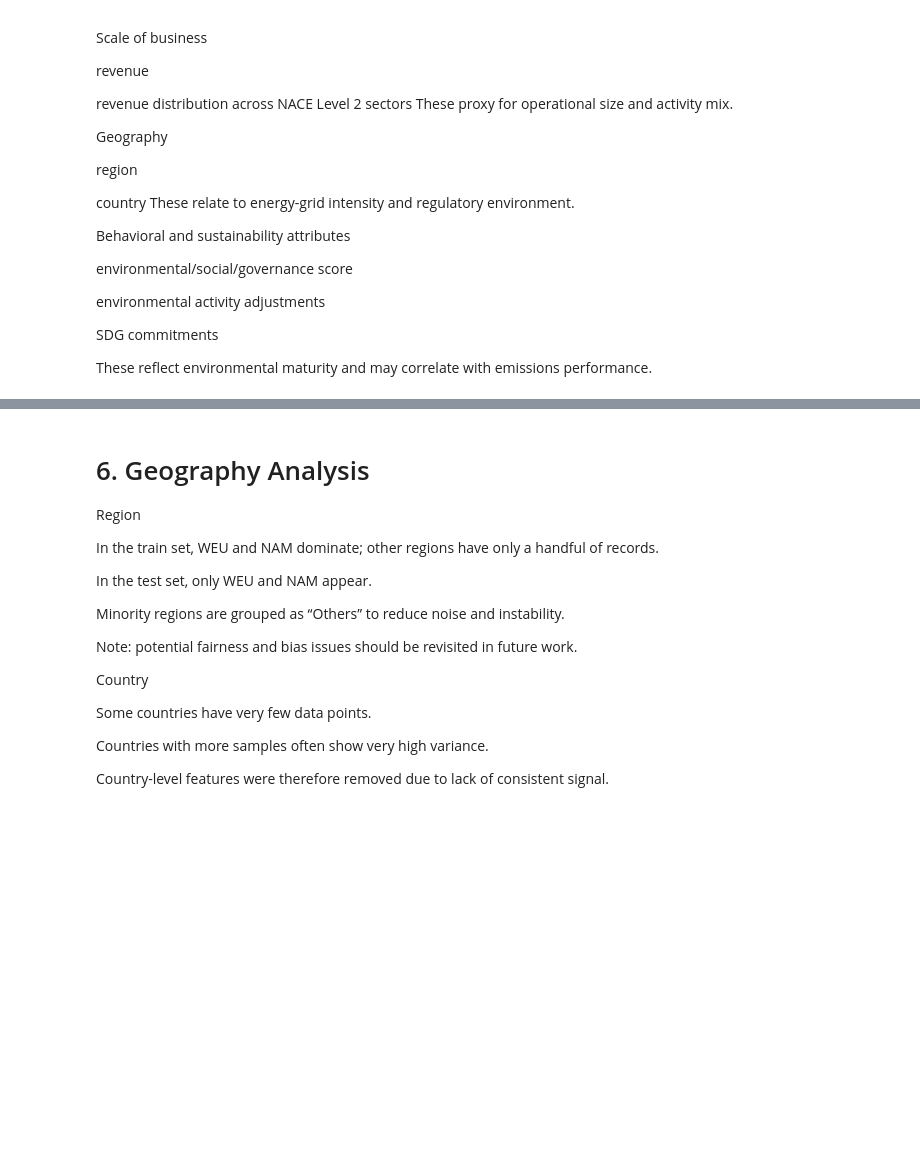
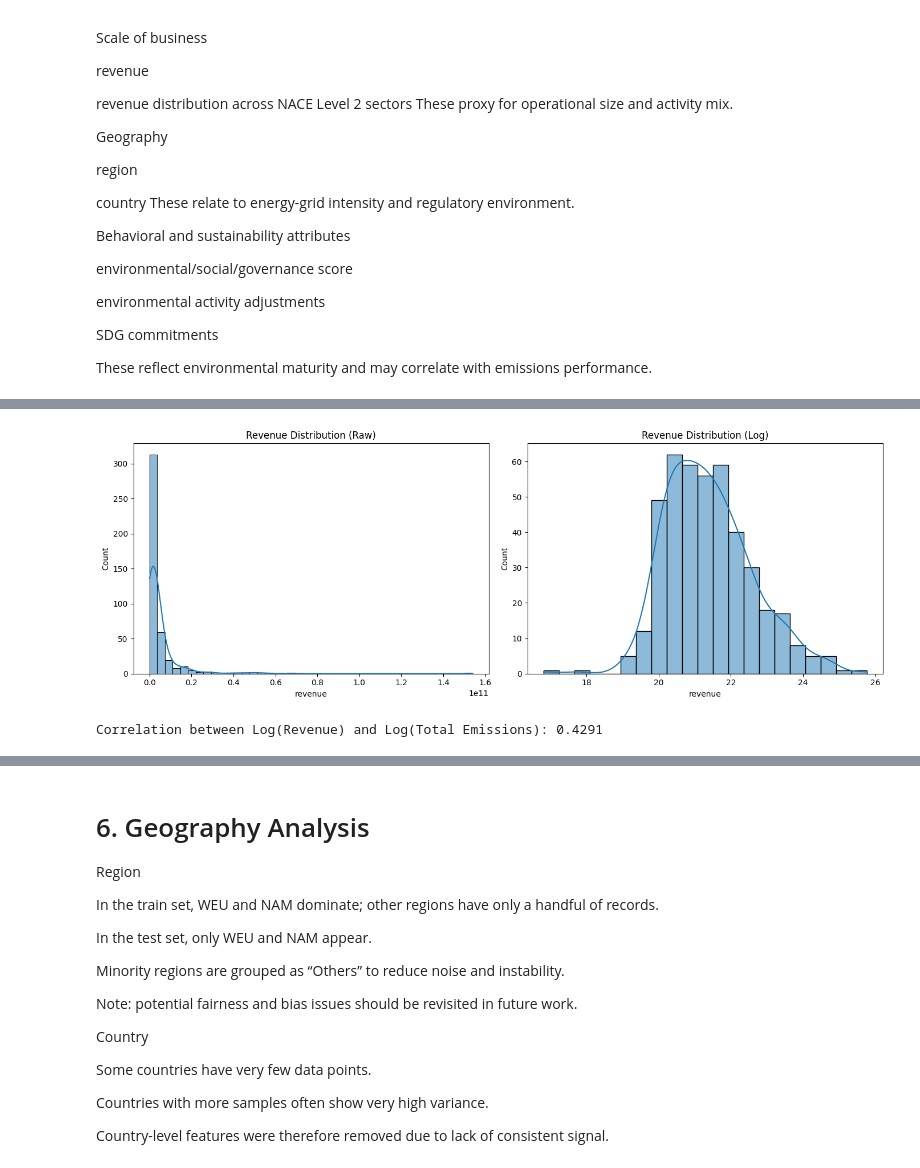
Before and after one commit to changju784/fitch-codeathon2025-team5, a Jupyter notebook: final.ipynb, the cells around one changed output, grey strips where cells are left out. Saved outputs shown, nothing was run; the diff lists cells and outputs as text; code cells hidden in the pictures; blank space fills up the shorter version.

```diff
--- a/final.ipynb
+++ b/final.ipynb
@@ -216,0 +182,24 @@ Conclusion: Use sector-partitioned revenue as target-specific predictive feature
+# %%
+# Hypothesis 1: Revenue vs Emissions
+
+# 1. Plot Revenue Distribution (Raw vs Log)
+fig, axes = plt.subplots(1, 2, figsize=(14, 5))
+
+sns.histplot(df['revenue'], kde=True, ax=axes[0])
+axes[0].set_title('Revenue Distribution (Raw)')
+
+sns.histplot(np.log1p(df['revenue']), kde=True, ax=axes[1])
+axes[1].set_title('Revenue Distribution (Log)')
+
+plt.tight_layout()
+plt.show()
+
+# 2. Calculate Log Correlations
+df['log_revenue'] = np.log1p(df['revenue'])
+df['log_total_emissions'] = np.log1p(df['target_scope_1'] + df['target_scope_2'])
+
+correlation = df['log_revenue'].corr(df['log_total_emissions'])
+print(f"Correlation between Log(Revenue) and Log(Total Emissions): {correlation:.4f}")
+# %% [output]
+[figure, added]
+Correlation between Log(Revenue) and Log(Total Emissions): 0.4291
```
Also changed, not shown: parts of 26 cells of this notebook, 5 other files.
